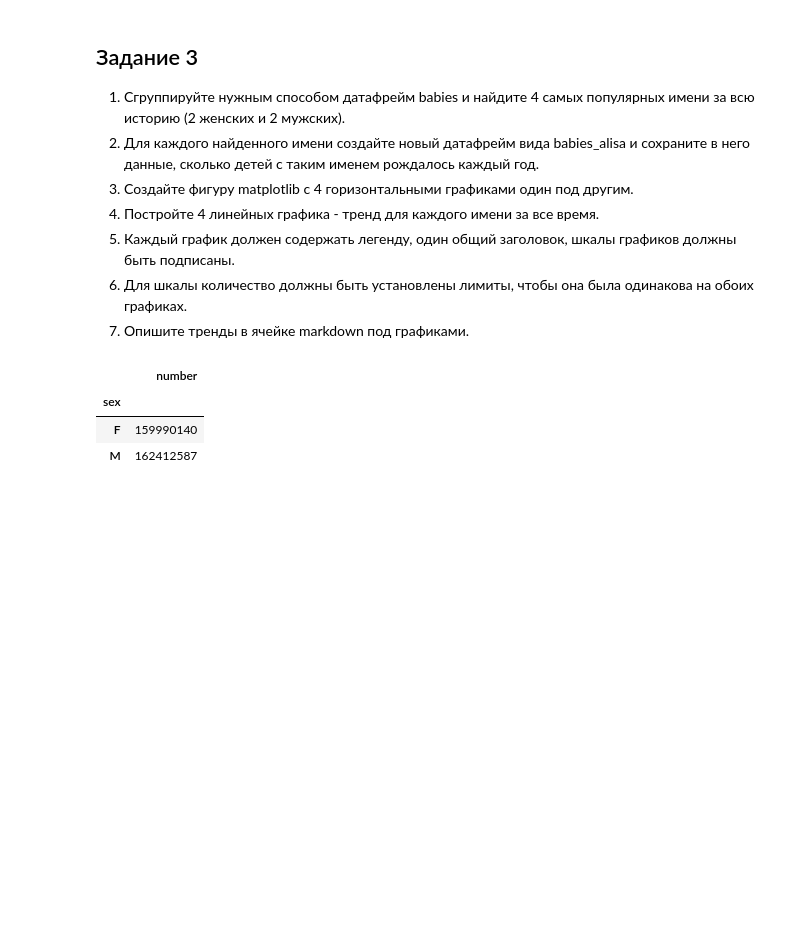
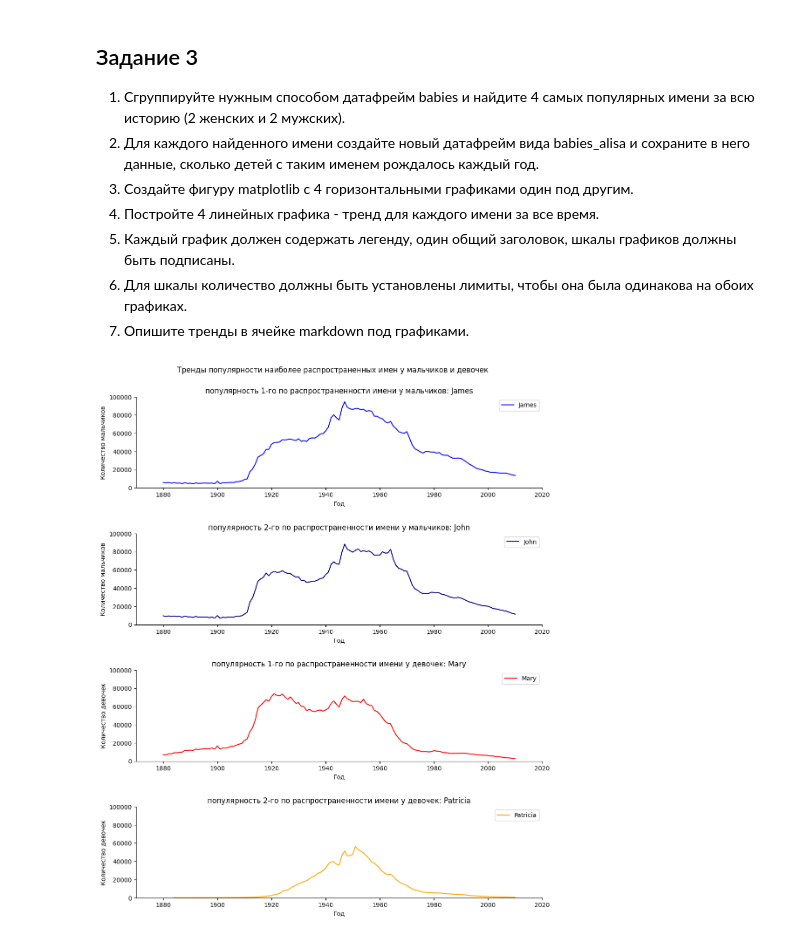
Before and after one commit to SeVlVershinin/py-base-homeworks, a Jupyter notebook: hw_04.ipynb, the cells around one changed output. Saved outputs shown, nothing was run; the diff lists cells and outputs as text; code cells hidden in the pictures; blank space fills up the shorter version.

```diff
--- a/hw_04.ipynb
+++ b/hw_04.ipynb
@@ -442,10 +442,50 @@ for ax, title in axes_infos:
 5. Каждый график должен содержать легенду, один общий заголовок, шкалы графиков должны быть подписаны.
 6. Для шкалы количество должны быть установлены лимиты, чтобы она была одинакова на обоих графиках.
 7. Опишите тренды в ячейке markdown под графиками.
-# %%
-babies.groupby(['sex', '']).agg({'number' : 'sum'})
-# %% [output]
-|  | number |
-| sex |  |
-| F | 159990140 |
-| M | 162412587 |
+# %%
+# 1. Сгруппируйте нужным способом датафрейм babies и найдите 4 самых популярных имени за всю историю (2 женских и 2 мужских).
+# 2. Для каждого найденного имени создайте новый датафрейм вида babies_alisa и сохраните в него данные, сколько детей с таким именем рождалось каждый год.
+
+# сгруппируем датасет по полу и имени и для каждой такой пары рассчитаем количество рожденных с соответствующим именем и полом детей,
+# после чего отсортируем полученный датасет по этому количеству в убывающем порядке
+babies_number_by_gender_and_name = babies.groupby(['sex', 'name'], as_index=False).agg({'number' : 'sum'}).sort_values('number', ascending=False)
+
+# получим топ 2 мужских и топ 2 женских имен
+top_names = []
+gender_values = ('M', 'F')
+for gender in gender_values:
+    top_names.extend(babies_number_by_gender_and_name[babies_number_by_gender_and_name['sex'] == gender]['name'].head(2))
+
+# для найденных 4 имен создадим словари, которые будут содержать как информацию, необходимую для отображения тренда
+# по имени на графике, так и сам датасет с информацией о количестве мальчиков или девочек с этим именем, рожденных в разные годы
+top_names_data = [{
+    'gender': gender_values[i // 2],
+    'place' : (i % 2) + 1,
+    'name' : top_names[i],
+    'data_frame' : babies[(babies['sex'] == gender_values[i // 2]) & (babies['name'] == top_names[i])]
+} for i in range(4)]
+# %%
+# 3. Создайте фигуру matplotlib с 4 горизонтальными графиками один под другим.
+# 4. Постройте 4 линейных графика - тренд для каждого имени за все время.
+# 5. Каждый график должен содержать легенду, один общий заголовок, шкалы графиков должны быть подписаны.
+# 6. Для шкалы количество должны быть установлены лимиты, чтобы она была одинакова на обоих графиках.
+
+fig, ax = plt.subplots(4, 1, figsize=(12,14))
+fig.subplots_adjust(top=0.93, hspace=0.5)
+fig.suptitle('Тренды популярности наиболее распространенных имен у мальчиков и девочек')
+
+colors = ['blue', 'darkblue', 'red', 'orange']
+for i in range(4):
+
+    name_data = top_names_data[i]
+
+    sns.lineplot(data=name_data['data_frame'], x='year', y='number', color=colors[i], label=name_data['name'], ax=ax[i])
+    ax[i].set_xlim(1870, 2020)
+    ax[i].set_ylim(0, 100000)
+    ax[i].set_xlabel('Год')
+    ax[i].set_ylabel(f'Количество {"мальчиков" if name_data["gender"] == "M" else "девочек"}')
+    ax[i].set_title(f'популярность {name_data["place"]}-го по распространенности имени у {"мальчиков" if name_data["gender"] == "M" else "девочек"}: {name_data["name"]}')
+
+sns.despine(fig=fig, top=True, right=True)
+# %% [output]
+[figure, added]
```
Also changed, not shown: parts of 1 cell of this notebook.
